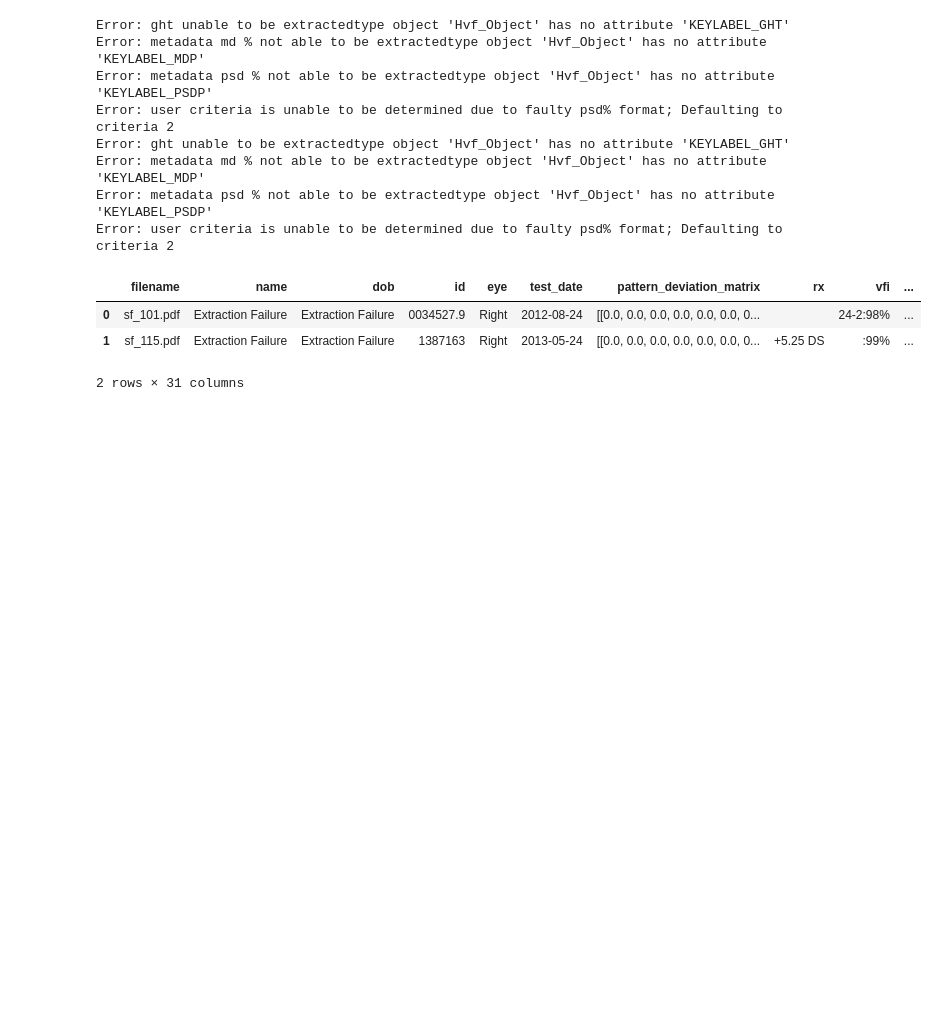
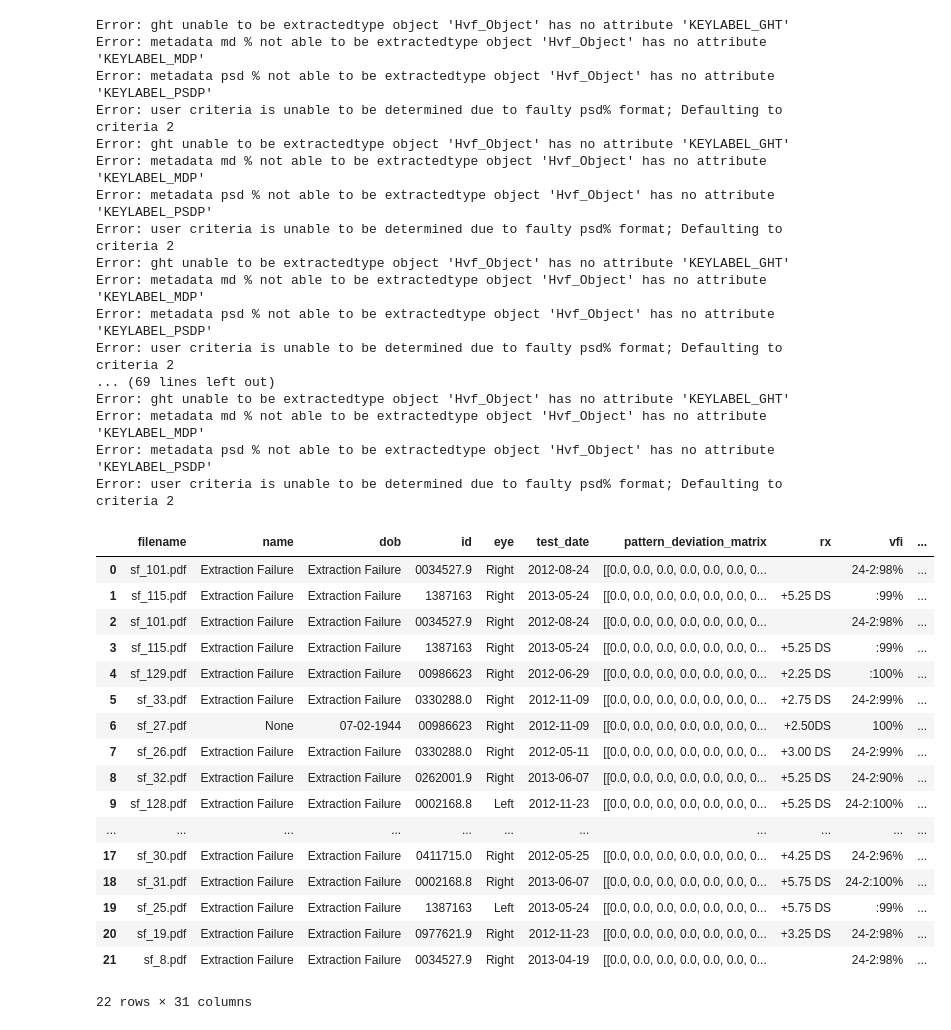
Before and after one commit to hughmancoder/Automated_Hvf_Grading, a Jupyter notebook: driver.ipynb, the cells around one changed output. Drawn from its saved outputs; the diff is of its cells as text; code cells hidden in the pictures; blank space fills up the shorter version.

```diff
--- a/driver.ipynb
+++ b/driver.ipynb
@@ -12,27 +12,50 @@ from IPython.display import display # displaying dataframe
 # %%
 # create data_frame
 user = user.User()
-data_frame = dataFrame.DataFrame(user)
+dataFrameObject = dataFrame.DataFrame(user)
 # %%
 # extract files
 extractor = extractHVFData.ExtractHVFData()
-paths = extractor.getSingleFieldPaths(2)
-FileProcesser = processFiles.ProcessFiles() # create processor object
+paths = extractor.getSingleFieldPaths(20)
+fileProcesser = processFiles.ProcessFiles() # create processor object
 for path in paths:
-    user = FileProcesser.runFile(path, user)
-    data_frame.addData(user)
+    user = fileProcesser.runFile(path, user)
+    dataFrameObject.addData(user)
 
-display(data_frame.df)
+display(dataFrameObject.df)
 # %% [output]
 Error: ght unable to be extractedtype object 'Hvf_Object' has no attribute 'KEYLABEL_GHT'
 Error: metadata md % not able to be extractedtype object 'Hvf_Object' has no attribute 'KEYLABEL_MDP'
 Error: metadata psd % not able to be extractedtype object 'Hvf_Object' has no attribute 'KEYLABEL_PSDP'
 Error: user criteria is unable to be determined due to faulty psd% format; Defaulting to criteria 2
 Error: ght unable to be extractedtype object 'Hvf_Object' has no attribute 'KEYLABEL_GHT'
 Error: metadata md % not able to be extractedtype object 'Hvf_Object' has no attribute 'KEYLABEL_MDP'
 Error: metadata psd % not able to be extractedtype object 'Hvf_Object' has no attribute 'KEYLABEL_PSDP'
 Error: user criteria is unable to be determined due to faulty psd% format; Defaulting to criteria 2
+Error: ght unable to be extractedtype object 'Hvf_Object' has no attribute 'KEYLABEL_GHT'
+Error: metadata md % not able to be extractedtype object 'Hvf_Object' has no attribute 'KEYLABEL_MDP'
+Error: metadata psd % not able to be extractedtype object 'Hvf_Object' has no attribute 'KEYLABEL_PSDP'
+Error: user criteria is unable to be determined due to faulty psd% format; Defaulting to criteria 2
+... (69 lines left out)
+Error: ght unable to be extractedtype object 'Hvf_Object' has no attribute 'KEYLABEL_GHT'
+Error: metadata md % not able to be extractedtype object 'Hvf_Object' has no attribute 'KEYLABEL_MDP'
+Error: metadata psd % not able to be extractedtype object 'Hvf_Object' has no attribute 'KEYLABEL_PSDP'
+Error: user criteria is unable to be determined due to faulty psd% format; Defaulting to criteria 2
 |  | filename | name | dob | id | eye | test_date | pattern_deviation_matrix | rx | vfi | ... |
 | 0 | sf_101.pdf | Extraction Failure | Extraction Failure | 0034527.9 | Right | 2012-08-24 | [[0.0, 0.0, 0.0, 0.0, 0.0, 0.0, 0... |  | 24-2:98% | ... |
 | 1 | sf_115.pdf | Extraction Failure | Extraction Failure | 1387163 | Right | 2013-05-24 | [[0.0, 0.0, 0.0, 0.0, 0.0, 0.0, 0... | +5.25 DS | :99% | ... |
+| 2 | sf_101.pdf | Extraction Failure | Extraction Failure | 0034527.9 | Right | 2012-08-24 | [[0.0, 0.0, 0.0, 0.0, 0.0, 0.0, 0... |  | 24-2:98% | ... |
+| 3 | sf_115.pdf | Extraction Failure | Extraction Failure | 1387163 | Right | 2013-05-24 | [[0.0, 0.0, 0.0, 0.0, 0.0, 0.0, 0... | +5.25 DS | :99% | ... |
+| 4 | sf_129.pdf | Extraction Failure | Extraction Failure | 00986623 | Right | 2012-06-29 | [[0.0, 0.0, 0.0, 0.0, 0.0, 0.0, 0... | +2.25 DS | :100% | ... |
+| 5 | sf_33.pdf | Extraction Failure | Extraction Failure | 0330288.0 | Right | 2012-11-09 | [[0.0, 0.0, 0.0, 0.0, 0.0, 0.0, 0... | +2.75 DS | 24-2:99% | ... |
+| 6 | sf_27.pdf | None | 07-02-1944 | 00986623 | Right | 2012-11-09 | [[0.0, 0.0, 0.0, 0.0, 0.0, 0.0, 0... | +2.50DS | 100% | ... |
+| 7 | sf_26.pdf | Extraction Failure | Extraction Failure | 0330288.0 | Right | 2012-05-11 | [[0.0, 0.0, 0.0, 0.0, 0.0, 0.0, 0... | +3.00 DS | 24-2:99% | ... |
+| 8 | sf_32.pdf | Extraction Failure | Extraction Failure | 0262001.9 | Right | 2013-06-07 | [[0.0, 0.0, 0.0, 0.0, 0.0, 0.0, 0... | +5.25 DS | 24-2:90% | ... |
+| 9 | sf_128.pdf | Extraction Failure | Extraction Failure | 0002168.8 | Left | 2012-11-23 | [[0.0, 0.0, 0.0, 0.0, 0.0, 0.0, 0... | +5.25 DS | 24-2:100% | ... |
+| ... | ... | ... | ... | ... | ... | ... | ... | ... | ... | ... |
+| 17 | sf_30.pdf | Extraction Failure | Extraction Failure | 0411715.0 | Right | 2012-05-25 | [[0.0, 0.0, 0.0, 0.0, 0.0, 0.0, 0... | +4.25 DS | 24-2:96% | ... |
+| 18 | sf_31.pdf | Extraction Failure | Extraction Failure | 0002168.8 | Right | 2013-06-07 | [[0.0, 0.0, 0.0, 0.0, 0.0, 0.0, 0... | +5.75 DS | 24-2:100% | ... |
+| 19 | sf_25.pdf | Extraction Failure | Extraction Failure | 1387163 | Left | 2013-05-24 | [[0.0, 0.0, 0.0, 0.0, 0.0, 0.0, 0... | +5.75 DS | :99% | ... |
+| 20 | sf_19.pdf | Extraction Failure | Extraction Failure | 0977621.9 | Right | 2012-11-23 | [[0.0, 0.0, 0.0, 0.0, 0.0, 0.0, 0... | +3.25 DS | 24-2:98% | ... |
+| 21 | sf_8.pdf | Extraction Failure | Extraction Failure | 0034527.9 | Right | 2013-04-19 | [[0.0, 0.0, 0.0, 0.0, 0.0, 0.0, 0... |  | 24-2:98% | ... |
-2 rows × 31 columns
+22 rows × 31 columns
```
Also changed, not shown: parts of 1 cell of this notebook, 10 other files.
